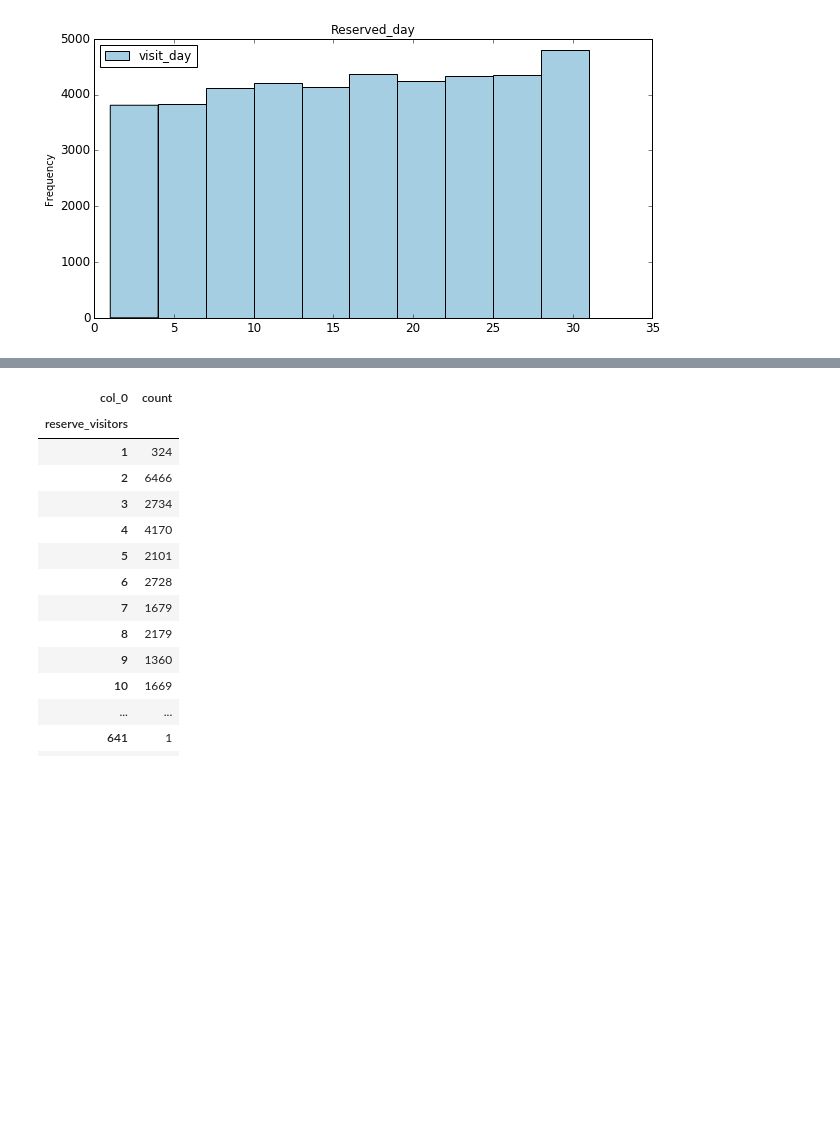
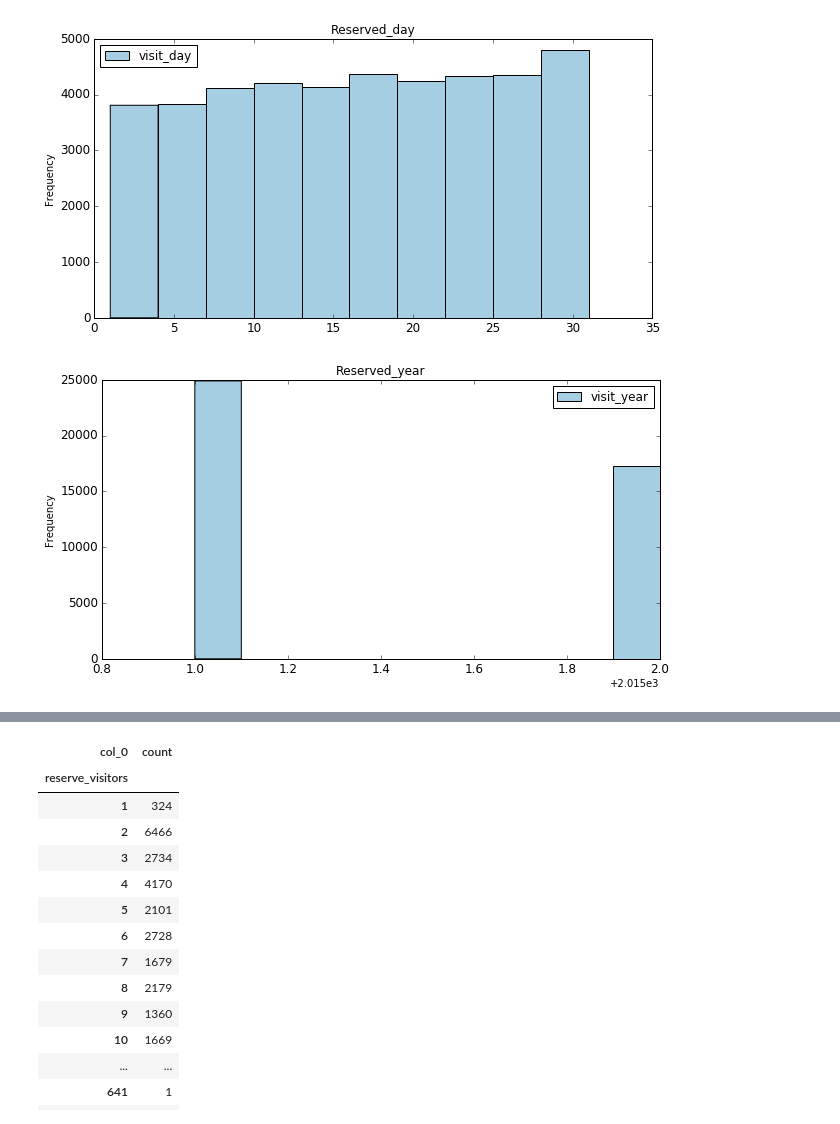
Before and after one commit to jieunyoo/kaggle-recruit-restaurant-predictions, a Jupyter notebook: 03-data-visualization.ipynb, the cells around one changed output, grey strips where cells are left out. Saved outputs shown, nothing was run; the diff lists cells and outputs as text; code cells hidden in the pictures; blank space fills up the shorter version.

Commit message:
add categorical graphs

```diff
--- a/03-data-visualization.ipynb
+++ b/03-data-visualization.ipynb
@@ -74,5 +74,9 @@ day_plot = trainDF['visit_month'].plot(kind='hist', title='Reserved Month', figs
 day_plot = trainDF['visit_day'].plot(kind='hist', title='Reserved_day', figsize=(10,5),legend=True,fontsize=12)
 # %% [output]
 [figure]
+# %%
+year_plot = trainDF['visit_year'].plot(kind='hist', title='Reserved_year', figsize=(10,5),legend=True,fontsize=12)
+# %% [output]
+[figure, added]
 # %%
 day_plot = trainDF['reserve_visitors'].plot(kind='hist', title='Number of Visitors in Reservation', figsize=(10,5),legend=True,fontsize=12)
```
Also changed, not shown: parts of 6 cells of this notebook.
